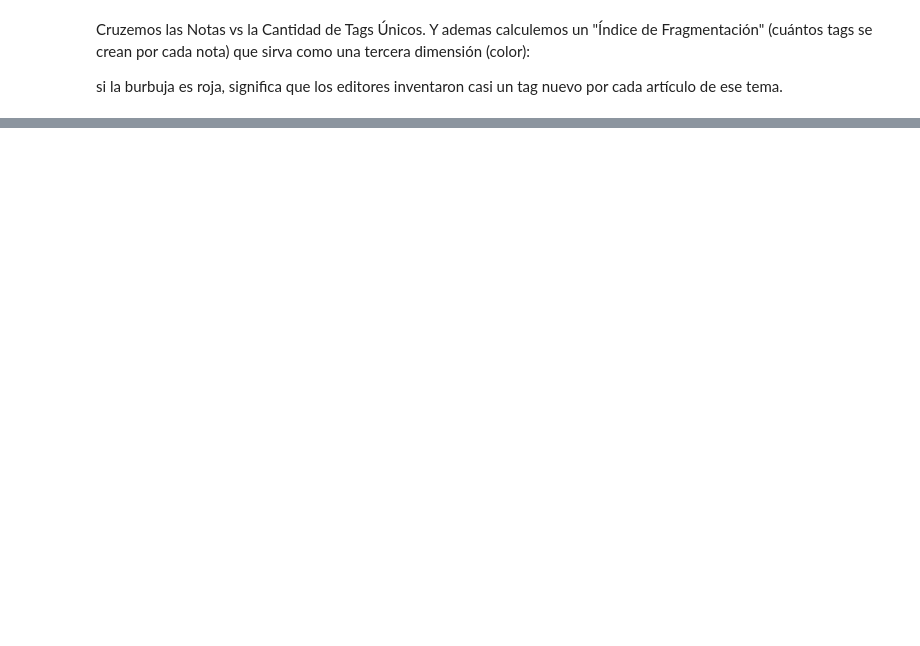
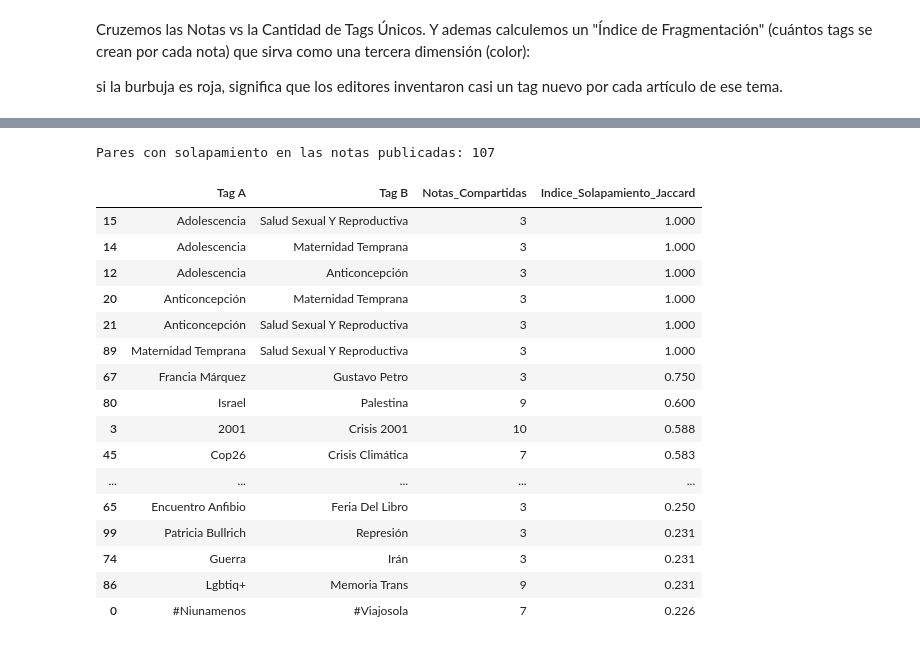
Before and after one commit to MauricioKreszczuk/anfibia-unsam, a Jupyter notebook: notebooks/07.etiquetas.ipynb, the cells around one changed output, grey strips where cells are left out. Cells and saved outputs as stored; diff of their text form; code cells hidden in the pictures; blank space fills up the shorter version.

```diff
--- a/notebooks/07.etiquetas.ipynb
+++ b/notebooks/07.etiquetas.ipynb
@@ -565,0 +658,79 @@ fig_ranking.show()
+# %%
+
+UMBRAL_JACCARD = 0.15          # Índice mínimo de solapamiento (0 a 1)
+MIN_NOTAS_COMPARTIDAS = 3      # Cantidad mínima de artículos compartidos
+
+# 1. Limpiar y asegurar unicidad estricta por documento y tag
+df_binario = df_desanidado[["doc_id", "tag"]].copy()
+df_binario["tag"] = df_binario["tag"].str.strip().str.title()
+
+# Eliminar cualquier duplicado exacto
+df_binario = df_binario.drop_duplicates(subset=["doc_id", "tag"])
+
+# Asignar un valor constante de 1 para la matriz binaria
+df_binario["presente"] = 1
+
+# 2. Usar pivot_table en lugar de crosstab para manejar de forma segura los índices
+matriz_docs_tags = df_binario.pivot_table(
+    index="doc_id",
+    columns="tag",
+    values="presente",
+    fill_value=0
+)
+
+# 3. Calcular coocurrencia (notas que comparten ambos tags)
+coocurrencia = matriz_docs_tags.T.dot(matriz_docs_tags)
+
+# 4. Calcular Índice de Jaccard (intersección sobre unión)
+suma_tags = matriz_docs_tags.sum(axis=0)
+union = suma_tags.values[:, None] + suma_tags.values[None, :] - coocurrencia.values
+jaccard = coocurrencia.values / np.where(union == 0, 1, union)
+
+df_jaccard = pd.DataFrame(jaccard, index=coocurrencia.index, columns=coocurrencia.columns)
+
+# 5. Extraer pares con solapamiento real en las notas
+pares_documentos = []
+tags_cols = df_jaccard.columns
+n_tags = len(tags_cols)
+
+for i in range(n_tags):
+    for j in range(i + 1, n_tags):
+        score = df_jaccard.iloc[i, j]
+        compartidas = coocurrencia.iloc[i, j]
+
+        # Aplicamos los parámetros definidos arriba
+        if score > UMBRAL_JACCARD and compartidas >= MIN_NOTAS_COMPARTIDAS:
+            pares_documentos.append({
+                "Tag A": tags_cols[i],
+                "Tag B": tags_cols[j],
+                "Notas_Compartidas": int(compartidas),
+                "Indice_Solapamiento_Jaccard": round(float(score), 3)
+            })
+
+df_documentos = pd.DataFrame(pares_documentos).sort_values(by="Indice_Solapamiento_Jaccard", ascending=False)
+
+print(f"Pares con solapamiento en las notas publicadas: {len(df_documentos):,}")
+df = df_documentos.sort_values(by='Notas_Compartidas')
+display(df_documentos.head(60))
+
+
+df_documentos.to_csv(OUTPUT_DIR / "tags_solapamiento_documentos.csv", index=False)
+# %% [output]
+Pares con solapamiento en las notas publicadas: 107
+|  | Tag A | Tag B | Notas_Compartidas | Indice_Solapamiento_Jaccard |
+| 15 | Adolescencia | Salud Sexual Y Reproductiva | 3 | 1.000 |
+| 14 | Adolescencia | Maternidad Temprana | 3 | 1.000 |
+| 12 | Adolescencia | Anticoncepción | 3 | 1.000 |
+| 20 | Anticoncepción | Maternidad Temprana | 3 | 1.000 |
+| 21 | Anticoncepción | Salud Sexual Y Reproductiva | 3 | 1.000 |
+| 89 | Maternidad Temprana | Salud Sexual Y Reproductiva | 3 | 1.000 |
+| 67 | Francia Márquez | Gustavo Petro | 3 | 0.750 |
+| 80 | Israel | Palestina | 9 | 0.600 |
+| 3 | 2001 | Crisis 2001 | 10 | 0.588 |
+| 45 | Cop26 | Crisis Climática | 7 | 0.583 |
+| ... | ... | ... | ... | ... |
+| 65 | Encuentro Anfibio | Feria Del Libro | 3 | 0.250 |
+| 99 | Patricia Bullrich | Represión | 3 | 0.231 |
+| 74 | Guerra | Irán | 3 | 0.231 |
+| 86 | Lgbtiq+ | Memoria Trans | 9 | 0.231 |
+| 0 | #Niunamenos | #Viajosola | 7 | 0.226 |
```
Also changed, not shown: parts of 11 cells of this notebook.
